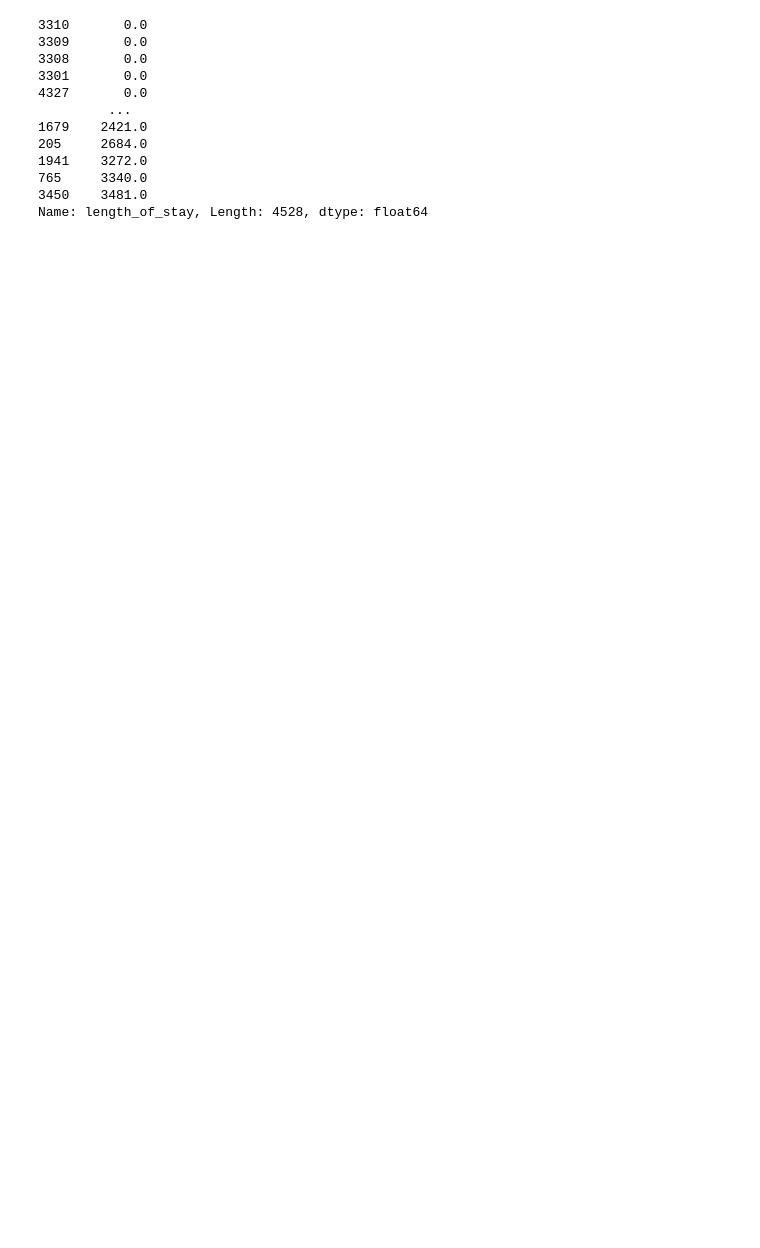
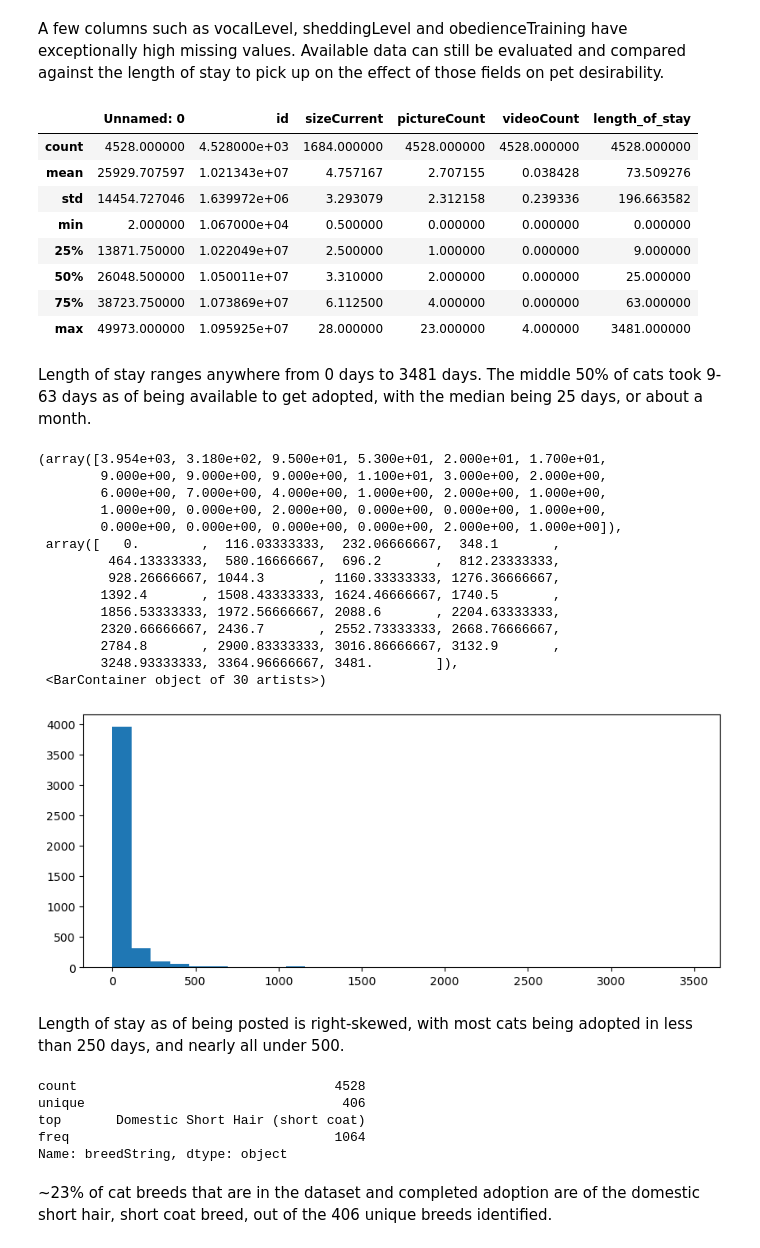
Before and after one commit to AnnaMalaschenko/Extraction-and-EDA---Group-Project, a Jupyter notebook: notebooks/Anna_eda.ipynb, the cells around one changed output. Drawn from its saved outputs; the diff is of its cells as text; code cells hidden in the pictures; blank space fills up the shorter version.

```diff
--- a/notebooks/Anna_eda.ipynb
+++ b/notebooks/Anna_eda.ipynb
@@ -39,16 +47,47 @@ memory usage: 955.3+ KB
+# %% [markdown]
+A few columns such as vocalLevel, sheddingLevel and obedienceTraining have exceptionally high missing values. Available data can still be evaluated and compared against the length of stay to pick up on the effect of those fields on pet desirability.
 # %%
-sorted_df = df['length_of_stay'].sort_values()
-print(sorted_df)
+df.describe()
 # %% [output]
-3310       0.0
-3309       0.0
-3308       0.0
-3301       0.0
-4327       0.0
-         ...
-1679    2421.0
-205     2684.0
-1941    3272.0
-765     3340.0
-3450    3481.0
-Name: length_of_stay, Length: 4528, dtype: float64
+|  | Unnamed: 0 | id | sizeCurrent | pictureCount | videoCount | length_of_stay |
+| count | 4528.000000 | 4.528000e+03 | 1684.000000 | 4528.000000 | 4528.000000 | 4528.000000 |
+| mean | 25929.707597 | 1.021343e+07 | 4.757167 | 2.707155 | 0.038428 | 73.509276 |
+| std | 14454.727046 | 1.639972e+06 | 3.293079 | 2.312158 | 0.239336 | 196.663582 |
+| min | 2.000000 | 1.067000e+04 | 0.500000 | 0.000000 | 0.000000 | 0.000000 |
+| 25% | 13871.750000 | 1.022049e+07 | 2.500000 | 1.000000 | 0.000000 | 9.000000 |
+| 50% | 26048.500000 | 1.050011e+07 | 3.310000 | 2.000000 | 0.000000 | 25.000000 |
+| 75% | 38723.750000 | 1.073869e+07 | 6.112500 | 4.000000 | 0.000000 | 63.000000 |
+| max | 49973.000000 | 1.095925e+07 | 28.000000 | 23.000000 | 4.000000 | 3481.000000 |
+# %% [markdown]
+Length of stay ranges anywhere from 0 days to 3481 days. The middle 50% of cats took 9-63 days as of being available to get adopted, with the median being 25 days, or about a month.
+# %%
+plt.figure(figsize=(10, 4))
+plt.hist(df['length_of_stay'], bins=30)
+# %% [output]
+(array([3.954e+03, 3.180e+02, 9.500e+01, 5.300e+01, 2.000e+01, 1.700e+01,
+        9.000e+00, 9.000e+00, 9.000e+00, 1.100e+01, 3.000e+00, 2.000e+00,
+        6.000e+00, 7.000e+00, 4.000e+00, 1.000e+00, 2.000e+00, 1.000e+00,
+        1.000e+00, 0.000e+00, 2.000e+00, 0.000e+00, 0.000e+00, 1.000e+00,
+        0.000e+00, 0.000e+00, 0.000e+00, 0.000e+00, 2.000e+00, 1.000e+00]),
+ array([   0.        ,  116.03333333,  232.06666667,  348.1       ,
+         464.13333333,  580.16666667,  696.2       ,  812.23333333,
+         928.26666667, 1044.3       , 1160.33333333, 1276.36666667,
+        1392.4       , 1508.43333333, 1624.46666667, 1740.5       ,
+        1856.53333333, 1972.56666667, 2088.6       , 2204.63333333,
+        2320.66666667, 2436.7       , 2552.73333333, 2668.76666667,
+        2784.8       , 2900.83333333, 3016.86666667, 3132.9       ,
+        3248.93333333, 3364.96666667, 3481.        ]),
+ <BarContainer object of 30 artists>)
+[figure, added]
+# %% [markdown]
+Length of stay as of being posted is right-skewed, with most cats being adopted in less than 250 days, and nearly all under 500.
+# %%
+df['breedString'].describe()
+# %% [output]
+count                                 4528
+unique                                 406
+top       Domestic Short Hair (short coat)
+freq                                  1064
+Name: breedString, dtype: object
+# %% [markdown]
+~23% of cat breeds that are in the dataset and completed adoption are of the domestic short hair, short coat breed, out of the 406 unique breeds identified.
```
Also changed, not shown: parts of 12 cells of this notebook, 1 other file.
